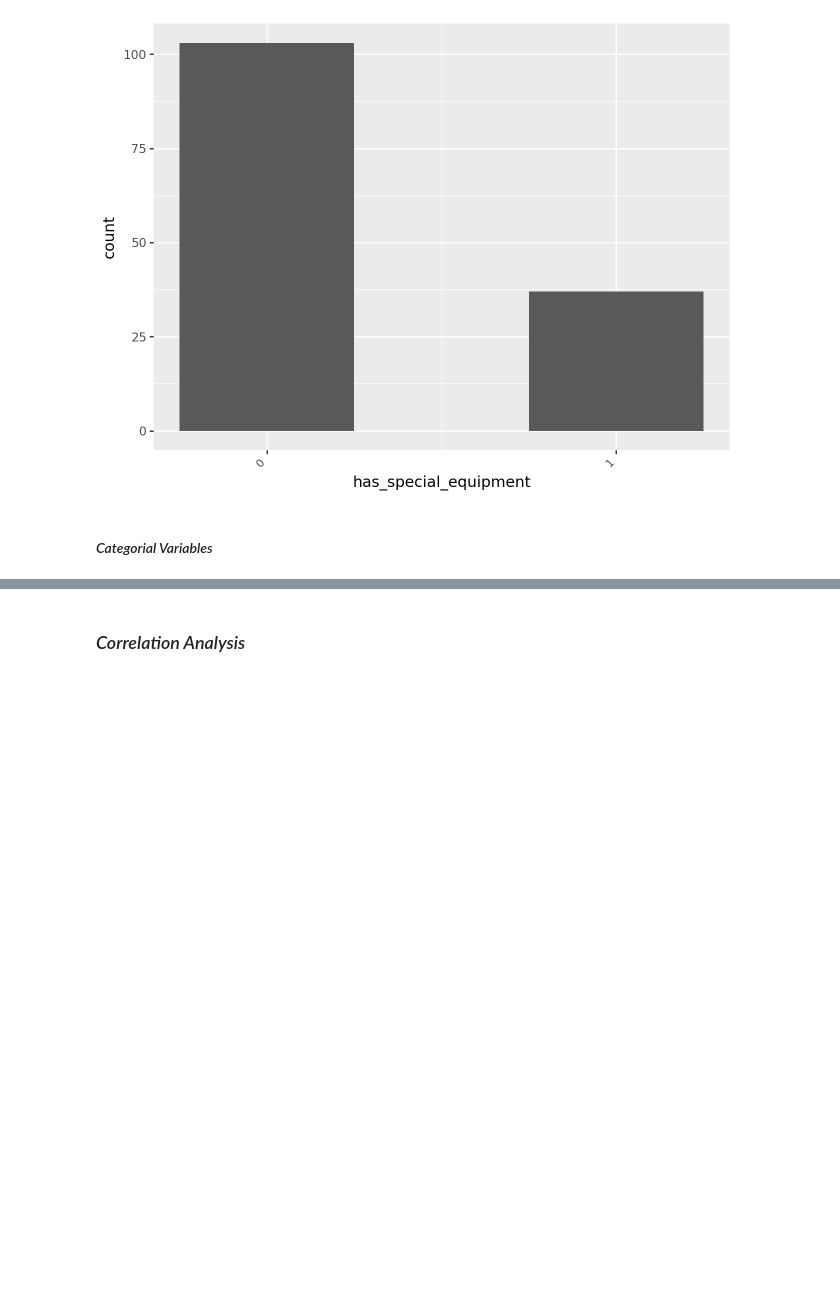
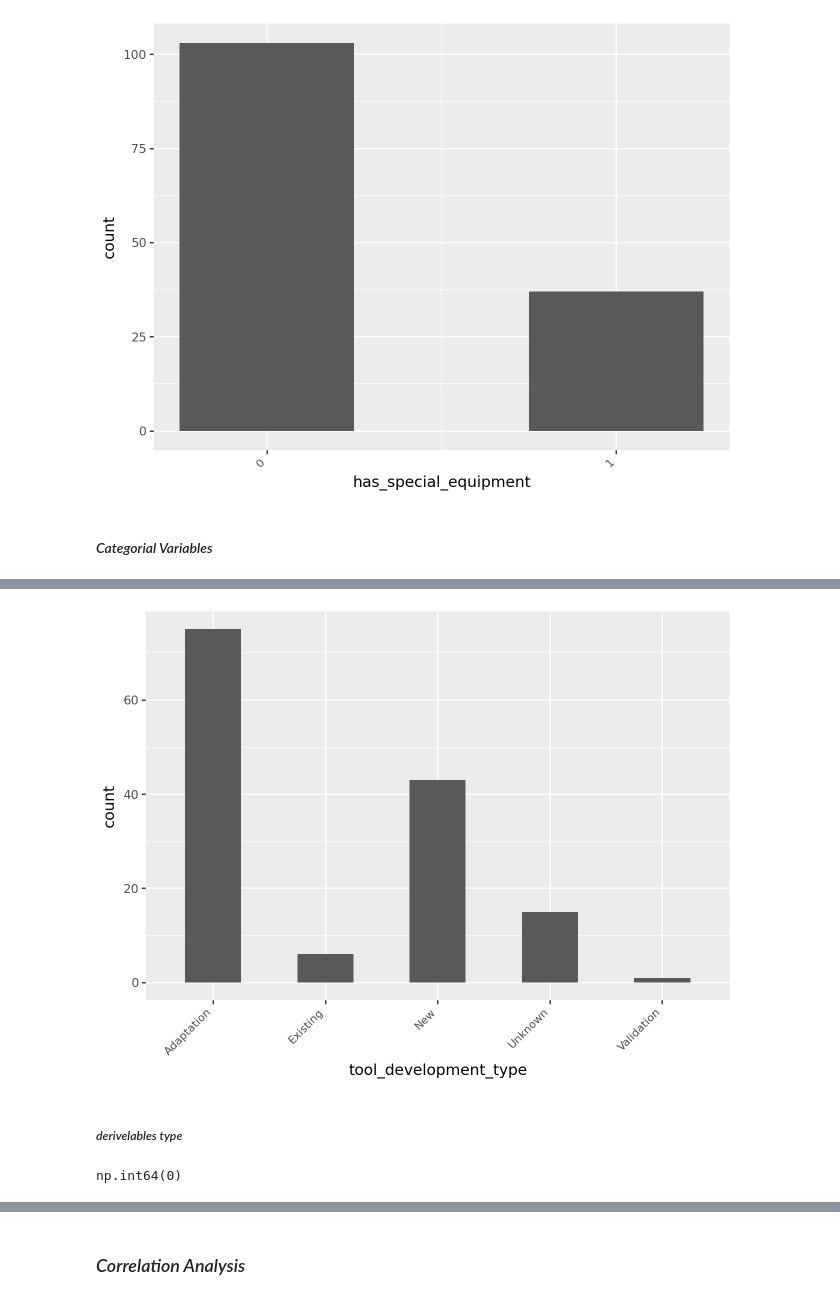
Before and after one commit to idowein/MOECSO, a Jupyter notebook: budget_estimation/Budget_estimation.ipynb, the cells around one changed output, grey strips where cells are left out. Drawn from its saved outputs; the diff is of its cells as text; code cells hidden in the pictures; blank space fills up the shorter version.

```diff
--- a/budget_estimation/Budget_estimation.ipynb
+++ b/budget_estimation/Budget_estimation.ipynb
@@ -949,0 +977,12 @@ for col in ["collection_mode", "tool_development_type", "deliverables_level"]:
+# %%
+pln.ggplot(df_clean, pln.aes(x='tool_development_type'))\
+     + pln.geom_bar(width=0.5)\
+     + pln.theme(axis_text_x=pln.element_text(size=8, angle=45, hjust=1))
+# %% [output]
+[figure, added]
+# %% [markdown]
+##### *derivelables type*
+# %%
+df_clean["deliverables_level"].isna().sum()
+# %% [output]
+np.int64(0)
```
Also changed, not shown: parts of 10 cells of this notebook.
